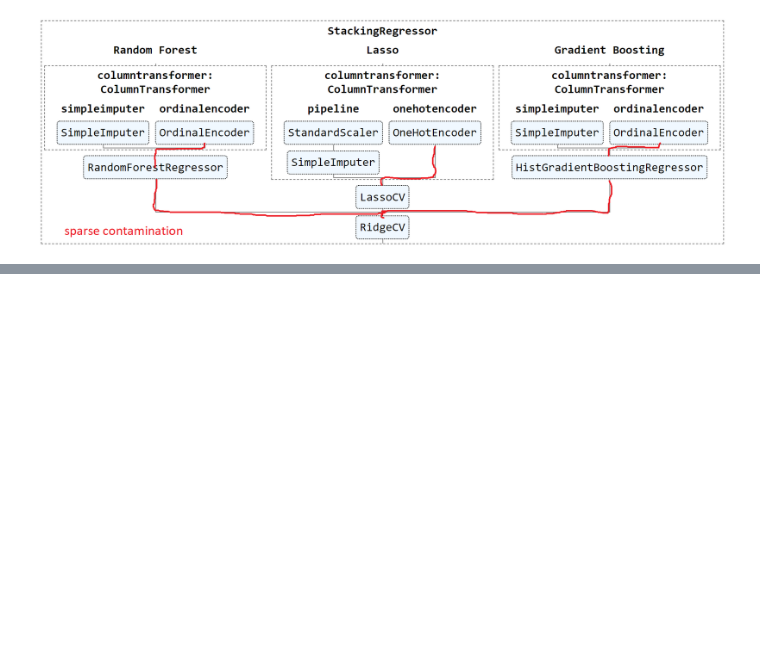
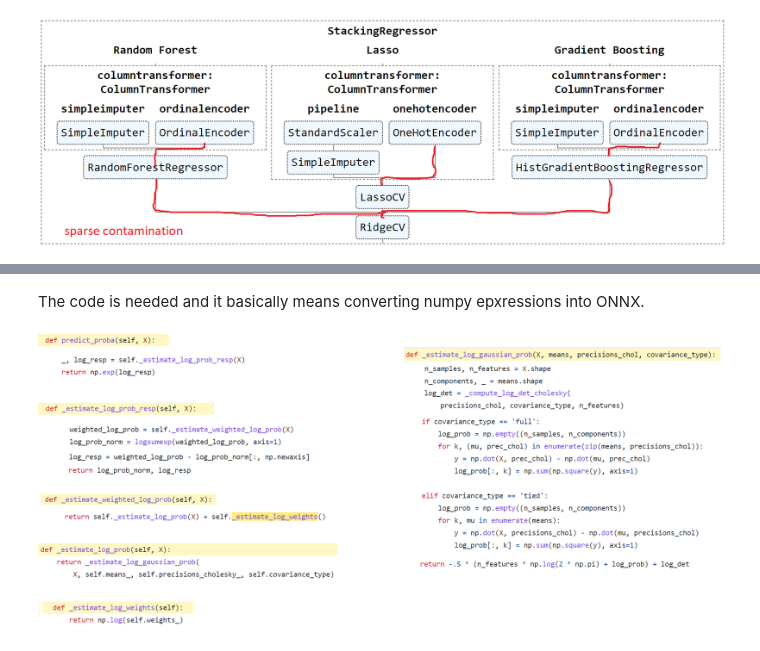
Before and after one commit to onnx/sklearn-onnx, a Jupyter notebook: docs/notebooks/introduction.ipynb, the cells around one changed output, grey strips where cells are left out. Saved outputs shown, nothing was run; the diff lists cells and outputs as text; code cells hidden in the pictures; blank space fills up the shorter version.

```diff
--- a/docs/notebooks/introduction.ipynb
+++ b/docs/notebooks/introduction.ipynb
@@ -395,0 +472,6 @@ Image('images/pipedoc.png')
+# %% [markdown]
+The code is needed and it basically means converting numpy epxressions into ONNX.
+# %%
+Image("images/codegm.png")
+# %% [output]
+[figure, added]
```
Also changed, not shown: parts of 37 cells of this notebook, 8 other files.
